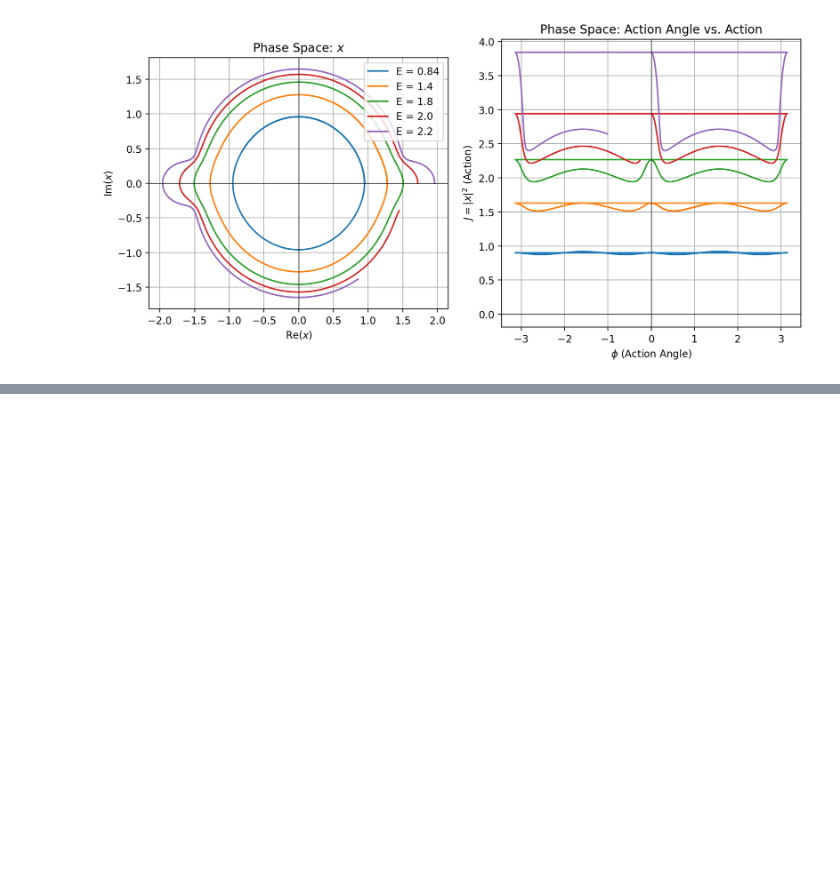
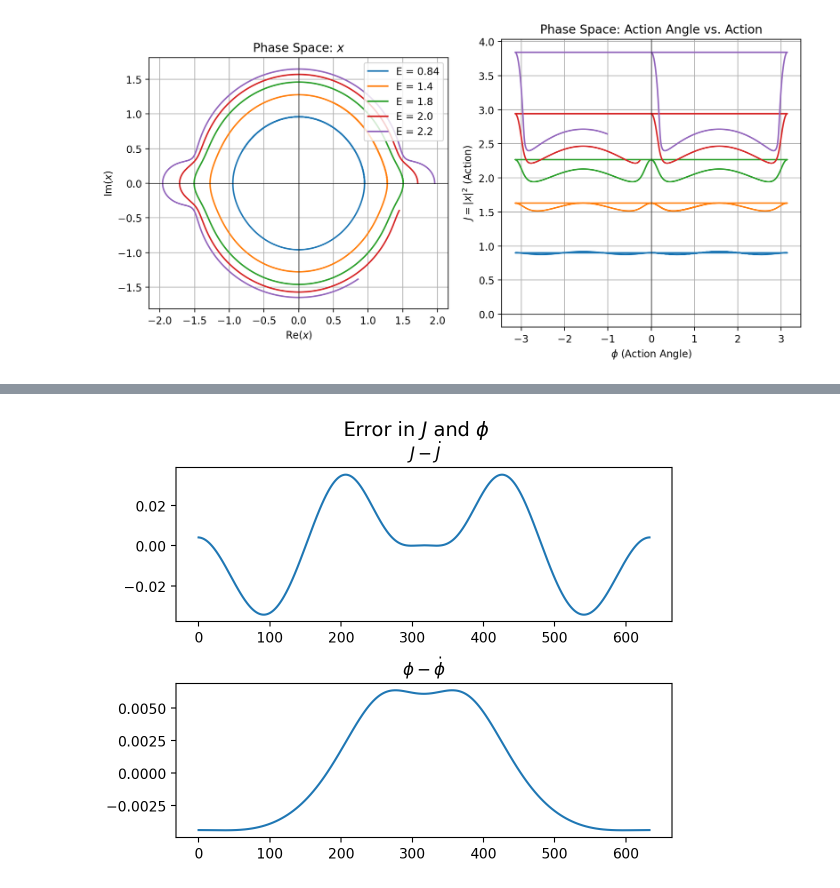
Before and after one commit to kavidey/action-angle-discovery, a Jupyter notebook: sympy example.ipynb, the cells around one changed output, grey strips where cells are left out. Drawn from its saved outputs; the diff is of its cells as text; code cells hidden in the pictures; blank space fills up the shorter version.

```diff
--- a/sympy example.ipynb
+++ b/sympy example.ipynb
@@ -188,0 +350,19 @@ plt.show()
+# %%
+# Compute action variable J and action angle phi
+J_sol = np.abs(xp_sol) ** 2
+phi_sol = np.angle(xp_sol)
+
+phi_sol_dot = np.gradient(phi_sol[(phi_sol > 0) & (phi_sol < np.pi)]) # get rid of angles outside of (0, pi) so we don't have to deal with discontinuities
+J_sol_cropped = J_sol[(phi_sol > 0) & (phi_sol < np.pi)]
+
+plt.subplot(2,1,1)
+plt.title("$J - \dot J$")
+plt.plot(J_sol_cropped - np.mean(J_sol_cropped))
+plt.subplot(2,1,2)
+plt.title("$\phi - \dot \phi$")
+plt.plot(phi_sol_dot - np.mean(phi_sol_dot))
+plt.subplots_adjust(hspace=0.4)
+plt.suptitle("Error in $J$ and $\phi$", fontsize=14)
+plt.show()
+# %% [output]
+[figure, added]
```
Also changed, not shown: parts of 8 cells of this notebook.
